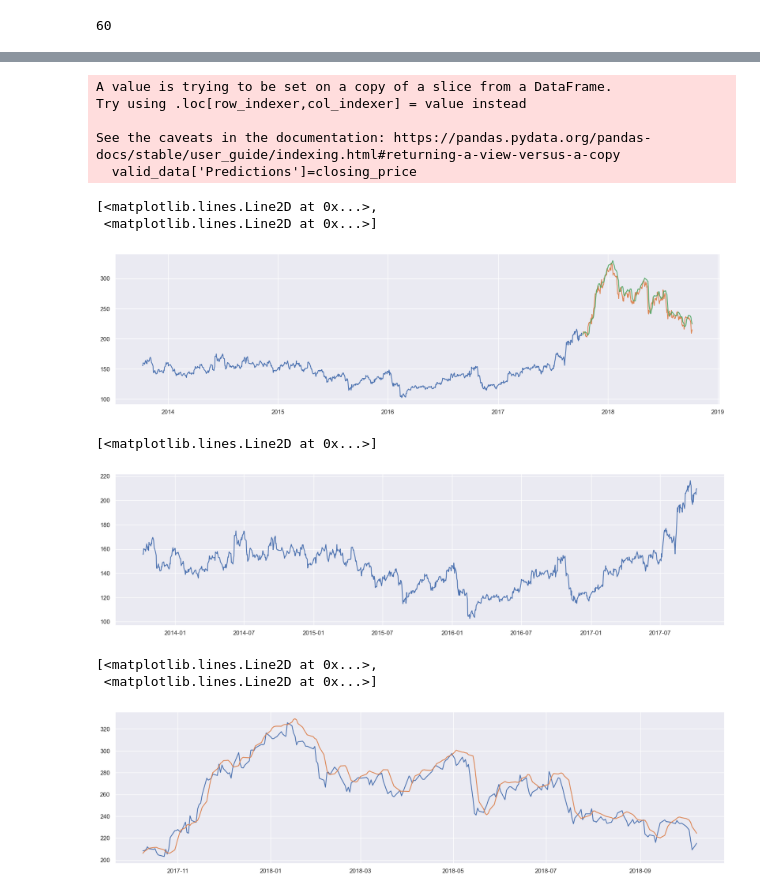
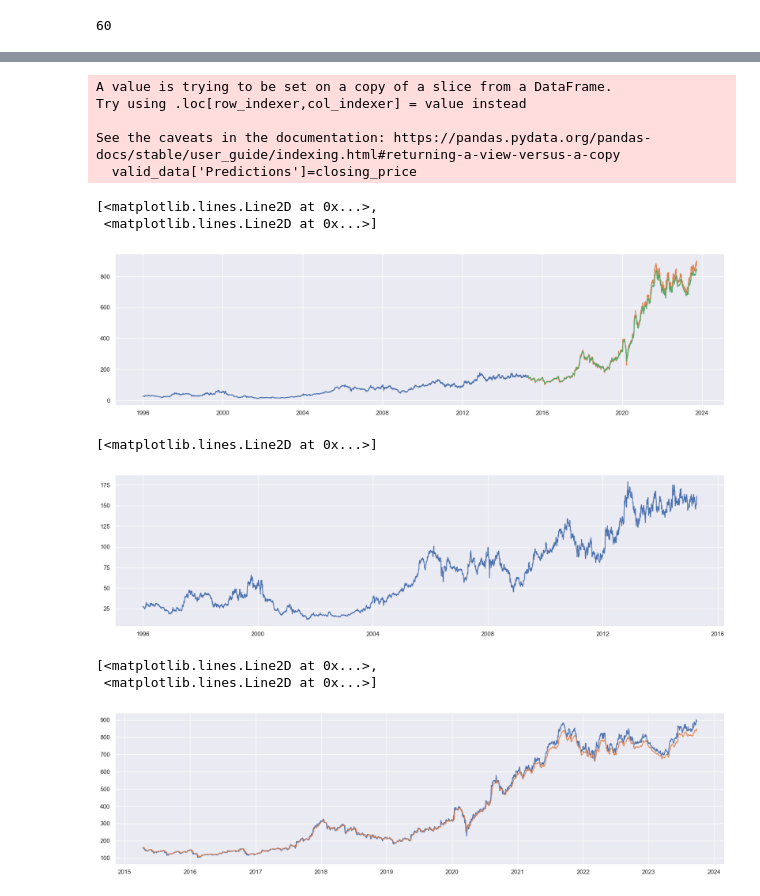
Before and after one commit to sm-sourabh/Stock-Price-Forecasting-LSTM, a Jupyter notebook: stock_pred.ipynb, the cells around one changed output, grey strips where cells are left out. Saved outputs shown, nothing was run; the diff lists cells and outputs as text; code cells hidden in the pictures.

Commit message:
dataset updated in model

```diff
--- a/stock_pred.ipynb
+++ b/stock_pred.ipynb
@@ -12,6 +30,7 @@ rcParams['figure.figsize']=20,10
 from sklearn.preprocessing import MinMaxScaler
 scaler=MinMaxScaler(feature_range=(0,1))
 # %%
-df=pd.read_csv("data/NSE-Tata.csv")
+
+df=pd.read_csv("data/TATACONSUM.NS_historical_data.csv")
 df.head()
 # %% [output]
@@ -96,5 +111,5 @@ DatetimeIndex(['2018-10-08', '2018-10-05', '2018-10-04', '2018-10-03',
 # %%
-cols_plot=['Open','High','Low','Last','Close']
+cols_plot=['Open','High','Low','Close','Adj Close']
 fig,axes=plt.subplots(nrows=len(cols_plot),figsize=(16,6*len(cols_plot)))
 
 for i, col in enumerate(cols_plot):
@@ -198,0 +245,3 @@ len(final_dataset)
+# %%
+total_sample = final_dataset.shape[0]
+train_sample = int(0.7 * total_sample)
@@ -199,6 +252,6 @@ len(final_dataset)
 # %%
-train_data=final_dataset[0:987,:]
-valid_data=final_dataset[987:,:]
+train_data=final_dataset[0:train_sample,:]
+valid_data=final_dataset[train_sample:,:]
 # %%
 len(train_data)
 # %% [output]
@@ -389,28 +442,28 @@ closing_price=scaler.inverse_transform(closing_price)
 # %%
 lstm_model.save("data/saved_lstm_model.h5")
 # %%
-train_data=new_dataset[:987]
-valid_data=new_dataset[987:]
+train_data=new_dataset[:train_sample]
+valid_data=new_dataset[train_sample:]
 valid_data['Predictions']=closing_price
 plt.plot(train_data["Close"])
 plt.plot(valid_data[['Close',"Predictions"]])
 # %% [output]
 A value is trying to be set on a copy of a slice from a DataFrame.
 Try using .loc[row_indexer,col_indexer] = value instead
 
 See the caveats in the documentation: https://pandas.pydata.org/pandas-docs/stable/user_guide/indexing.html#returning-a-view-versus-a-copy
   valid_data['Predictions']=closing_price
 [<matplotlib.lines.Line2D at 0x...>,
  <matplotlib.lines.Line2D at 0x...>]
-[figure, old version]
+[figure, new version]
 # %%
 plt.plot(train_data["Close"])
 # %% [output]
 [<matplotlib.lines.Line2D at 0x...>]
-[figure, old version]
+[figure, new version]
 # %%
 plt.plot(valid_data[['Close',"Predictions"]])
 # %% [output]
 [<matplotlib.lines.Line2D at 0x...>,
  <matplotlib.lines.Line2D at 0x...>]
-[figure, old version]
+[figure, new version]
```
Also changed, not shown: parts of 38 cells of this notebook, 4 other files.
